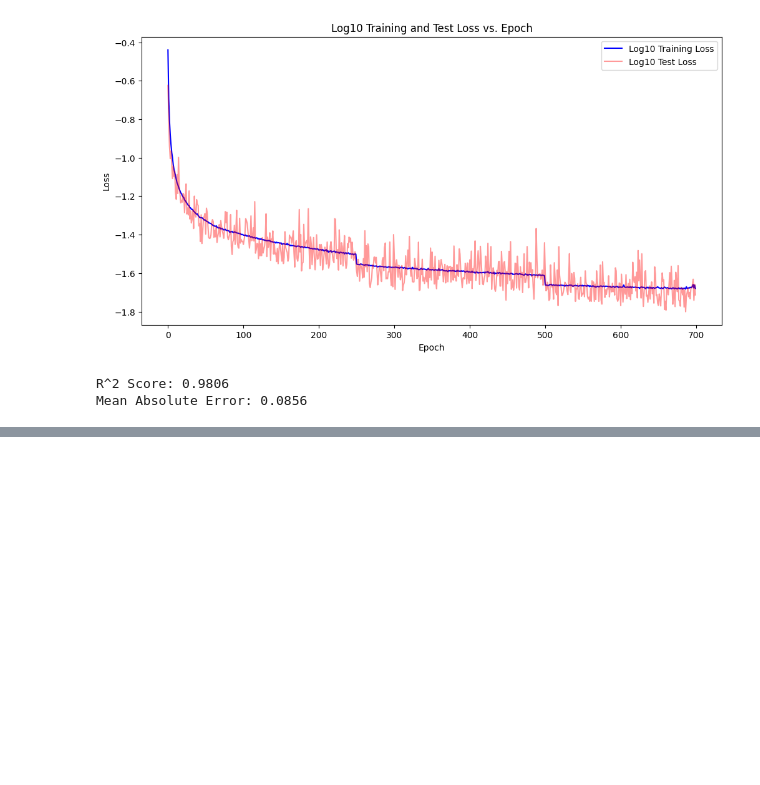
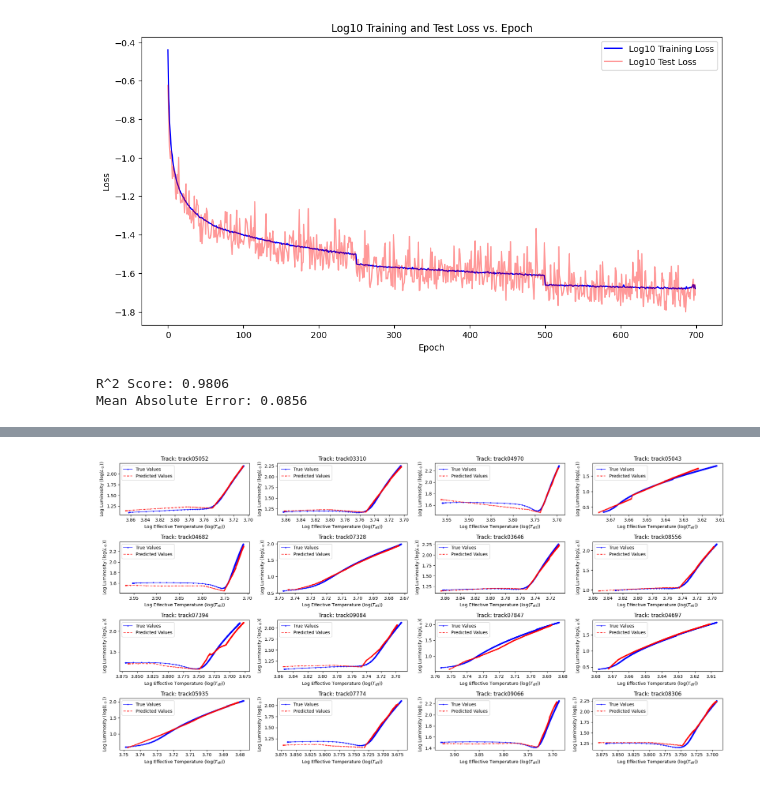
Before and after one commit to ruddock321/y4project, a Jupyter notebook: dev/GarstecModel_V3/GarstecNN_V3.ipynb, the cells around one changed output, grey strips where cells are left out. Cells and saved outputs as stored; diff of their text form; code cells hidden in the pictures; blank space fills up the shorter version.

Commit message:
Added 4x4 plots of random tracks

```diff
--- a/dev/GarstecModel_V3/GarstecNN_V3.ipynb
+++ b/dev/GarstecModel_V3/GarstecNN_V3.ipynb
@@ -315,0 +316,71 @@ plt.show()
+# %%
+# Number of plots to generate
+num_plots = 16
+
+# Create a figure with subplots arranged in a grid
+fig, axes = plt.subplots(nrows=4, ncols=4, figsize=(20, 10))
+
+# Flatten axes for easy indexing
+axes = axes.flatten()
+
+# Loop to generate plots
+for i in range(num_plots):
+    # Randomly select a track from the selected 1000 tracks
+    specific_track_name = random.choice(selected_tracks)
+
+    with h5py.File(garstec_data, 'r') as hdf:
+        specific_track = hdf['grid']['tracks'][specific_track_name]
+
+        # Retrieve inputs and outputs for the specific track
+        teff_specific = specific_track['Teff'][:]
+        luminosity_specific = specific_track['LPhot'][:]
+
+        # Prepare features for the neural network
+        ages = specific_track['age'][:].reshape(-1, 1)
+        massini = specific_track['massini'][:].reshape(-1, 1)
+        fehini = specific_track['FeHini'][:].reshape(-1, 1)
+        alphamlt = specific_track['alphaMLT'][:].reshape(-1, 1)
+        yini = specific_track['yini'][:].reshape(-1, 1)
+        eta = specific_track['eta'][:].reshape(-1, 1)
+        alphafe = specific_track['alphaFe'][:].reshape(-1, 1)
+
+        # Combine inputs and apply log10 transformations where required
+        log10_vars_inputs = [ages, massini, alphamlt, eta, alphafe]
+        log10_transformed_inputs = [np.log10(np.maximum(var, epsilon)) for var in log10_vars_inputs]
+        all_features = np.hstack(log10_transformed_inputs + [fehini, yini])
+
+        # Scale the input features
+        all_features_scaled = scaler_X.transform(all_features)
+        all_features_tensor = torch.FloatTensor(all_features_scaled)
+
+        # Put the model in evaluation mode and make predictions
+        model.eval()
+        with torch.no_grad():
+            predictions_specific = model(all_features_tensor).numpy()
+            predictions_specific = scaler_y.inverse_transform(predictions_specific)
+
+        # Extract predicted `Teff` and `Luminosity`
+        predicted_teff = 10**predictions_specific[:, 0]  # Inverse log10 transformation
+        predicted_luminosity = 10**predictions_specific[:, 1]
+
+        # Log-transform true and predicted values for plotting
+        log_actual_teff = np.log10(teff_specific)
+        log_actual_luminosity = np.log10(luminosity_specific)
+        log_predicted_teff = np.log10(predicted_teff)
+        log_predicted_luminosity = np.log10(predicted_luminosity)
+
+        # Plot HR Diagram for the selected track
+        ax = axes[i]  # Select the subplot axes
+        ax.plot(log_actual_teff, log_actual_luminosity, label='True Values', color='blue', marker='o', markersize=2, linestyle='-', alpha=0.7)
+        ax.plot(log_predicted_teff, log_predicted_luminosity, label='Predicted Values', color='red', marker='x', markersize=2, linestyle='--', alpha=0.7)
+        ax.invert_xaxis()  # Reverse log10(Teff) axis
+        ax.set_xlabel("Log Effective Temperature ($\log(T_\mathrm{eff})$)")
+        ax.set_ylabel("Log Luminosity ($\log(L_\odot)$)")
+        ax.set_title(f"Track: {specific_track_name}")
+        ax.legend()
+
+# Adjust layout and display the plots
+plt.tight_layout()
+plt.show()
+# %% [output]
+[figure, added]
```
Also changed, not shown: parts of 1 cell of this notebook.
